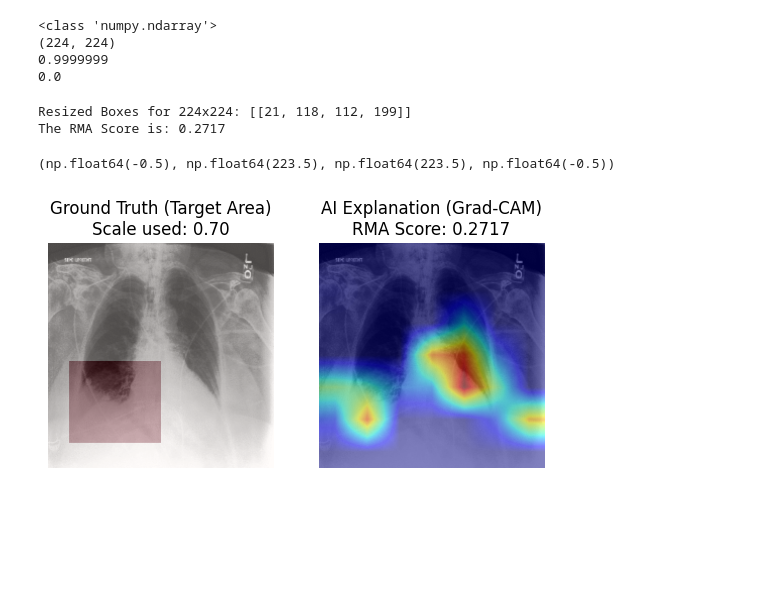
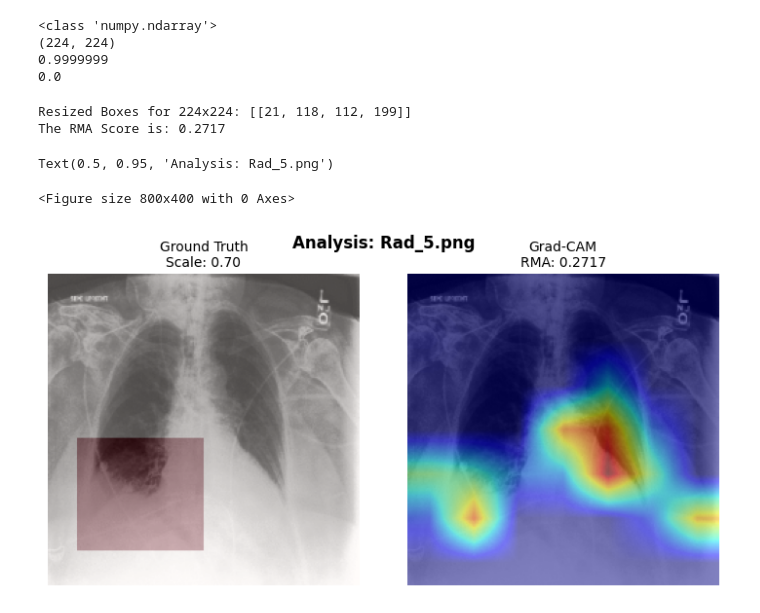
Before and after one commit to Liuian/UU_Explainable_AI_Group_Project, a Jupyter notebook: project2/main.ipynb, the cells around one changed output. Cells and saved outputs as stored; diff of their text form; code cells hidden in the pictures; blank space fills up the shorter version.

```diff
--- a/project2/main.ipynb
+++ b/project2/main.ipynb
@@ -1106,38 +1098,57 @@ def calculate_rma(saliency_map, ground_truth_mask):
 # Run it for the image
 score = calculate_rma(grayscale_cam, gt_mask)
 print(f"The RMA Score is: {score:.4f}")
 
-# SIDE-BY-SIDE DEBUG VISUALIZATION
-# plt.figure(figsize=(12, 6))
+plt.figure(figsize=(8, 4))
 
-# Left Subplot: Ground Truth (The Doctor's Box)
+# # Left Subplot: Ground Truth (The Doctor's Box)
+# plt.subplot(1, 2, 1)
+# plt.imshow(img_np, cmap='gray')
+# plt.imshow(gt_mask, alpha=0.3, cmap='Reds')
+# plt.title(f"Ground Truth (Target Area)\nScale used: {scale:.2f}")
+# plt.axis('off')
+
+# # # Right Subplot: Grad-CAM (The AI's Focus)
+# plt.subplot(1, 2, 2)
+# plt.imshow(img_np, cmap='gray')
+# plt.imshow(grayscale_cam, alpha=0.5, cmap='jet')
+# plt.title(f"AI Explanation (Grad-CAM)\nRMA Score: {score:.4f}")
+# plt.axis('off')
+
+plt.figure(figsize=(8, 4))
+
 plt.subplot(1, 2, 1)
 plt.imshow(img_np, cmap='gray')
 plt.imshow(gt_mask, alpha=0.3, cmap='Reds')
-plt.title(f"Ground Truth (Target Area)\nScale used: {scale:.2f}")
+plt.title(f"Ground Truth\nScale: {scale:.2f}", fontsize=10, pad=5) # Reduced font and padding
 plt.axis('off')
 
-# # Right Subplot: Grad-CAM (The AI's Focus)
+# --- Right Subplot ---
 plt.subplot(1, 2, 2)
 plt.imshow(img_np, cmap='gray')
 plt.imshow(grayscale_cam, alpha=0.5, cmap='jet')
-plt.title(f"AI Explanation (Grad-CAM)\nRMA Score: {score:.4f}")
+plt.title(f"Grad-CAM\nRMA: {score:.4f}", fontsize=10, pad=5)
 plt.axis('off')
+
+plt.subplots_adjust(wspace=0.05, hspace=0, top=0.85, bottom=0.05, left=0.05, right=0.95)
+
+plt.suptitle(f"Analysis: {target_image}", fontsize=12, fontweight='bold', y=0.95)
 
 # plt.tight_layout()
 # plt.show()
 
 
 # Answer for this question:
 # Assess whether the highlighted areas correspond to clinically meaningful regions in the X-ray
 # images. If the model appears to rely on clearly irrelevant areas, briefly discuss possible causes
 # and potential improvements
 
 
 # Potential improvements for better RMA scores:
 # PCBM (Post-hoc Concept Bottleneck): As we discussed, forcing the model to use medical concepts instead of raw pixels.
 # %% [output]
 Resized Boxes for 224x224: [[21, 118, 112, 199]]
 The RMA Score is: 0.2717
-(np.float64(-0.5), np.float64(223.5), np.float64(223.5), np.float64(-0.5))
+Text(0.5, 0.95, 'Analysis: Rad_5.png')
+<Figure size 800x400 with 0 Axes>
-[figure, old version]
+[figure, new version]
```
Also changed, not shown: parts of 2 cells of this notebook, 1 other file.
